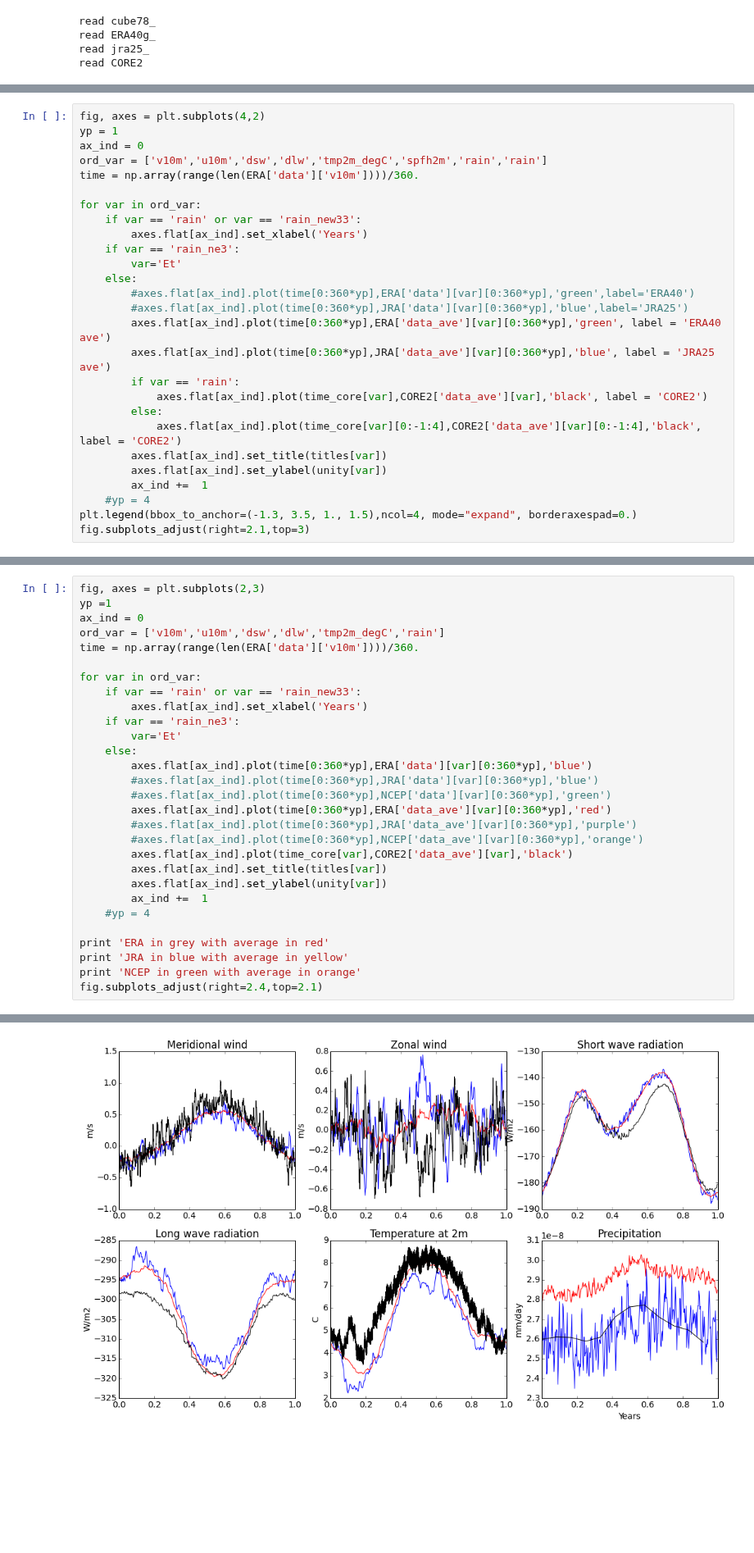
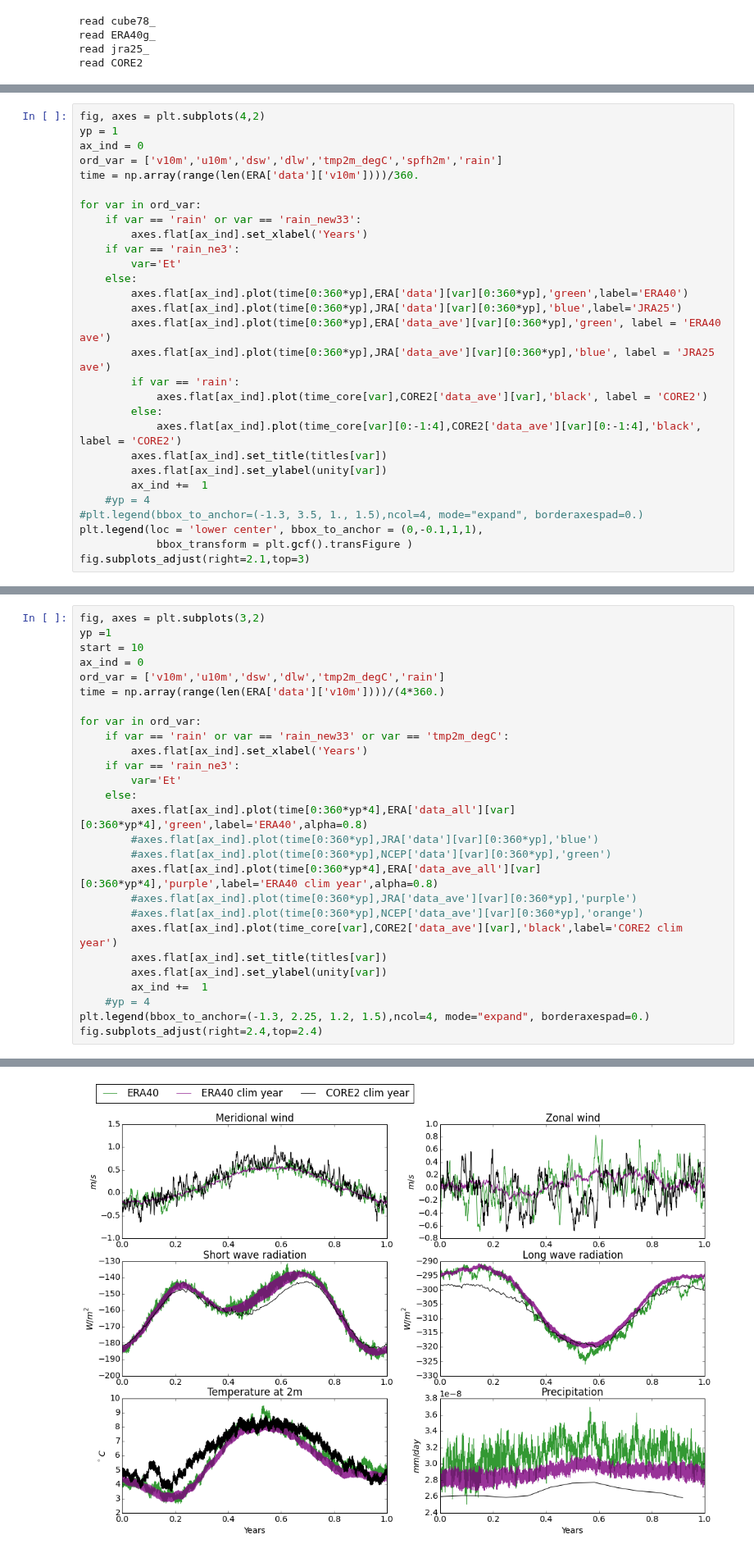
Before and after one commit to AlessandroMozzato/notebooks, a Jupyter notebook: Forcing_datasets.ipynb, the cells around one changed output, grey strips where cells are left out. Shown at 82% size. Saved outputs shown, nothing was run; the diff lists cells and outputs as text; blank space fills up the shorter version.

```diff
--- a/Forcing_datasets.ipynb
+++ b/Forcing_datasets.ipynb
@@ -101,7 +154,7 @@ fig.subplots_adjust(right=2.1,top=3)
 fig, axes = plt.subplots(4,2)
 yp = 1
 ax_ind = 0
-ord_var = ['v10m','u10m','dsw','dlw','tmp2m_degC','spfh2m','rain','rain']
+ord_var = ['v10m','u10m','dsw','dlw','tmp2m_degC','spfh2m','rain']
 time = np.array(range(len(ERA['data']['v10m'])))/360.
 
 for var in ord_var:
@@ -110,8 +163,8 @@ for var in ord_var:
     if var == 'rain_ne3':
         var='Et'
     else:
-        #axes.flat[ax_ind].plot(time[0:360*yp],ERA['data'][var][0:360*yp],'green',label='ERA40')
-        #axes.flat[ax_ind].plot(time[0:360*yp],JRA['data'][var][0:360*yp],'blue',label='JRA25')
+        axes.flat[ax_ind].plot(time[0:360*yp],ERA['data'][var][0:360*yp],'green',label='ERA40')
+        axes.flat[ax_ind].plot(time[0:360*yp],JRA['data'][var][0:360*yp],'blue',label='JRA25')
         axes.flat[ax_ind].plot(time[0:360*yp],ERA['data_ave'][var][0:360*yp],'green', label = 'ERA40 ave')
         axes.flat[ax_ind].plot(time[0:360*yp],JRA['data_ave'][var][0:360*yp],'blue', label = 'JRA25 ave')
         if var == 'rain':
@@ -122,6 +175,8 @@ for var in ord_var:
         axes.flat[ax_ind].set_ylabel(unity[var])
         ax_ind +=  1
     #yp = 4
-plt.legend(bbox_to_anchor=(-1.3, 3.5, 1., 1.5),ncol=4, mode="expand", borderaxespad=0.)
+#plt.legend(bbox_to_anchor=(-1.3, 3.5, 1., 1.5),ncol=4, mode="expand", borderaxespad=0.)
+plt.legend(loc = 'lower center', bbox_to_anchor = (0,-0.1,1,1),
+            bbox_transform = plt.gcf().transFigure )
 fig.subplots_adjust(right=2.1,top=3)
 # %% [output]
@@ -129,30 +186,28 @@ fig.subplots_adjust(right=2.1,top=3)
 # %%
-fig, axes = plt.subplots(2,3)
+fig, axes = plt.subplots(3,2)
 yp =1
+start = 10
 ax_ind = 0
 ord_var = ['v10m','u10m','dsw','dlw','tmp2m_degC','rain']
-time = np.array(range(len(ERA['data']['v10m'])))/360.
+time = np.array(range(len(ERA['data']['v10m'])))/(4*360.)
 
 for var in ord_var:
-    if var == 'rain' or var == 'rain_new33':
+    if var == 'rain' or var == 'rain_new33' or var == 'tmp2m_degC':
         axes.flat[ax_ind].set_xlabel('Years')
     if var == 'rain_ne3':
         var='Et'
     else:
-        axes.flat[ax_ind].plot(time[0:360*yp],ERA['data'][var][0:360*yp],'blue')
+        axes.flat[ax_ind].plot(time[0:360*yp*4],ERA['data_all'][var][0:360*yp*4],'green',label='ERA40',alpha=0.8)
         #axes.flat[ax_ind].plot(time[0:360*yp],JRA['data'][var][0:360*yp],'blue')
         #axes.flat[ax_ind].plot(time[0:360*yp],NCEP['data'][var][0:360*yp],'green')
-        axes.flat[ax_ind].plot(time[0:360*yp],ERA['data_ave'][var][0:360*yp],'red')
+        axes.flat[ax_ind].plot(time[0:360*yp*4],ERA['data_ave_all'][var][0:360*yp*4],'purple',label='ERA40 clim year',alpha=0.8)
         #axes.flat[ax_ind].plot(time[0:360*yp],JRA['data_ave'][var][0:360*yp],'purple')
         #axes.flat[ax_ind].plot(time[0:360*yp],NCEP['data_ave'][var][0:360*yp],'orange')
-        axes.flat[ax_ind].plot(time_core[var],CORE2['data_ave'][var],'black')
+        axes.flat[ax_ind].plot(time_core[var],CORE2['data_ave'][var],'black',label='CORE2 clim year')
         axes.flat[ax_ind].set_title(titles[var])
         axes.flat[ax_ind].set_ylabel(unity[var])
         ax_ind +=  1
     #yp = 4
-
-print 'ERA in grey with average in red'
-print 'JRA in blue with average in yellow'
-print 'NCEP in green with average in orange'
-fig.subplots_adjust(right=2.4,top=2.1)
+plt.legend(bbox_to_anchor=(-1.3, 2.25, 1.2, 1.5),ncol=4, mode="expand", borderaxespad=0.)
+fig.subplots_adjust(right=2.4,top=2.4)
 # %% [output]
@@ -162 +214 @@ NCEP in green with average in orange
-[figure, old version]
+[figure, new version]
```
Also changed, not shown: parts of 10 cells of this notebook, 3 other files.
